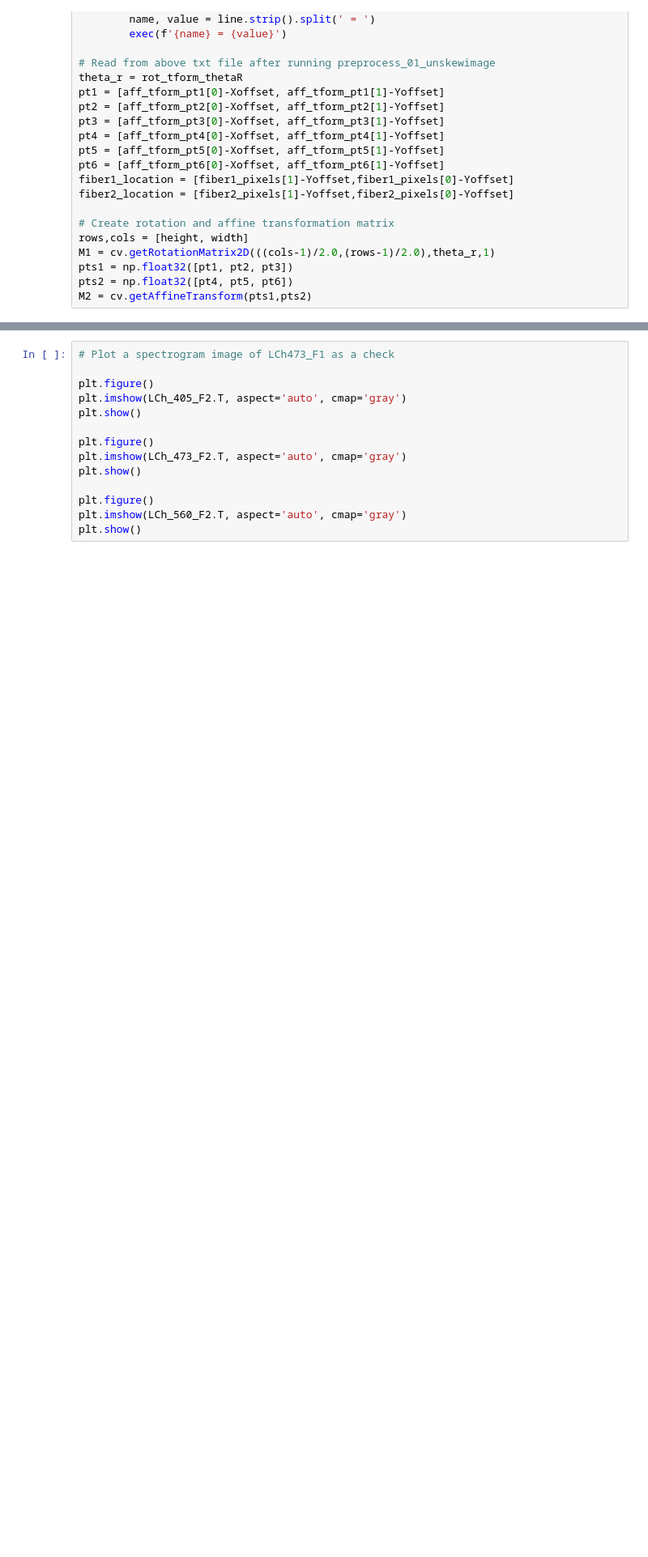
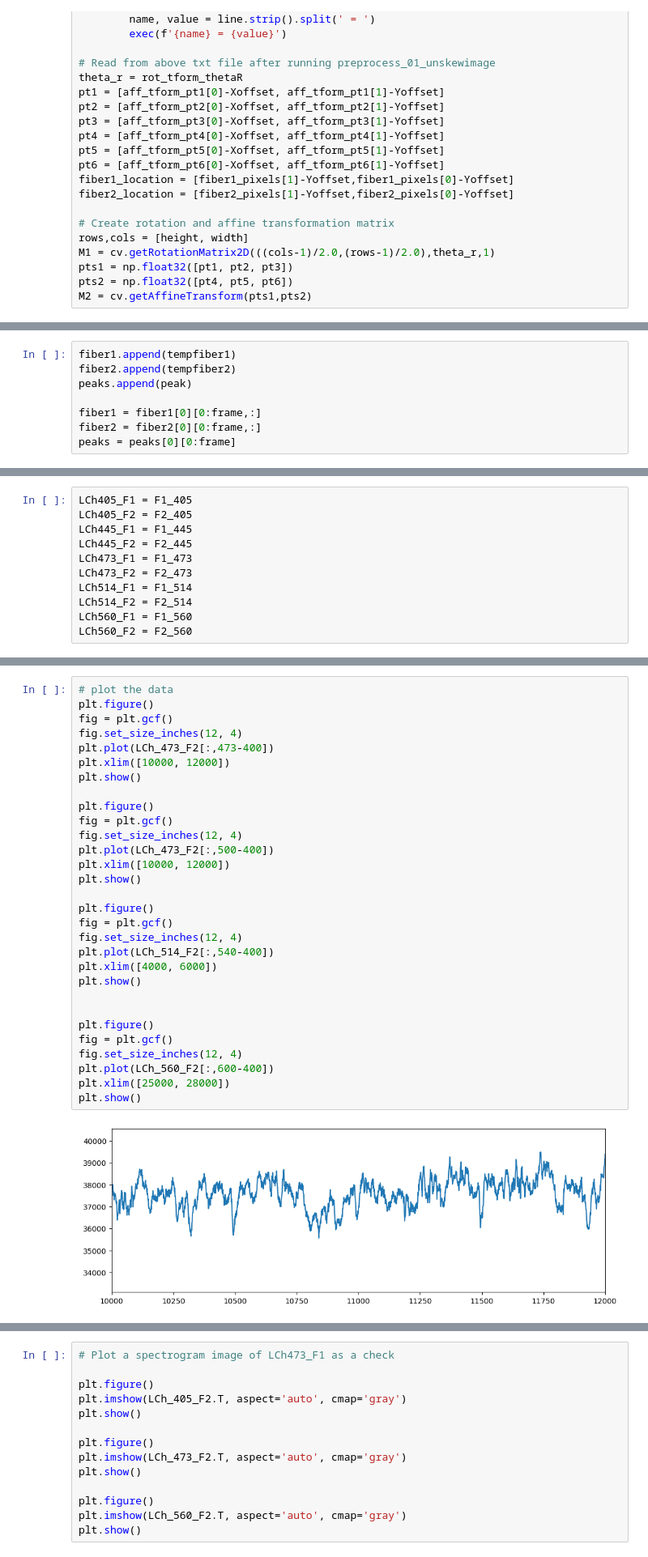
Before and after one commit to AllenNeuralDynamics/HSFPpreprocess, a Jupyter notebook: preprocess_03_tiff_to_intensity.ipynb, the cells around one changed output, grey strips where cells are left out. Shown: that part at 81% size. Drawn from its saved outputs; the diff is of its cells as text; blank space fills up the shorter version.

```diff
--- a/preprocess_03_tiff_to_intensity.ipynb
+++ b/preprocess_03_tiff_to_intensity.ipynb
@@ -83,0 +251,8 @@ M2 = cv.getAffineTransform(pts1,pts2)
+# %%
+fiber1.append(tempfiber1)
+fiber2.append(tempfiber2)
+peaks.append(peak)
+
+fiber1 = fiber1[0][0:frame,:]
+fiber2 = fiber2[0][0:frame,:]
+peaks = peaks[0][0:frame]
@@ -83,0 +310,11 @@ M2 = cv.getAffineTransform(pts1,pts2)
+# %%
+LCh405_F1 = F1_405
+LCh405_F2 = F2_405
+LCh445_F1 = F1_445
+LCh445_F2 = F2_445
+LCh473_F1 = F1_473
+LCh473_F2 = F2_473
+LCh514_F1 = F1_514
+LCh514_F2 = F2_514
+LCh560_F1 = F1_560
+LCh560_F2 = F2_560
@@ -83,0 +346,32 @@ M2 = cv.getAffineTransform(pts1,pts2)
+# %%
+# plot the data
+plt.figure()
+fig = plt.gcf()
+fig.set_size_inches(12, 4)
+plt.plot(LCh_473_F2[:,473-400])
+plt.xlim([10000, 12000])
+plt.show()
+
+plt.figure()
+fig = plt.gcf()
+fig.set_size_inches(12, 4)
+plt.plot(LCh_473_F2[:,500-400])
+plt.xlim([10000, 12000])
+plt.show()
+
+plt.figure()
+fig = plt.gcf()
+fig.set_size_inches(12, 4)
+plt.plot(LCh_514_F2[:,540-400])
+plt.xlim([4000, 6000])
+plt.show()
+
+
+plt.figure()
+fig = plt.gcf()
+fig.set_size_inches(12, 4)
+plt.plot(LCh_560_F2[:,600-400])
+plt.xlim([25000, 28000])
+plt.show()
+# %% [output]
+[figure, added]
```
Also changed, not shown: parts of 14 cells of this notebook, 18 other files.
